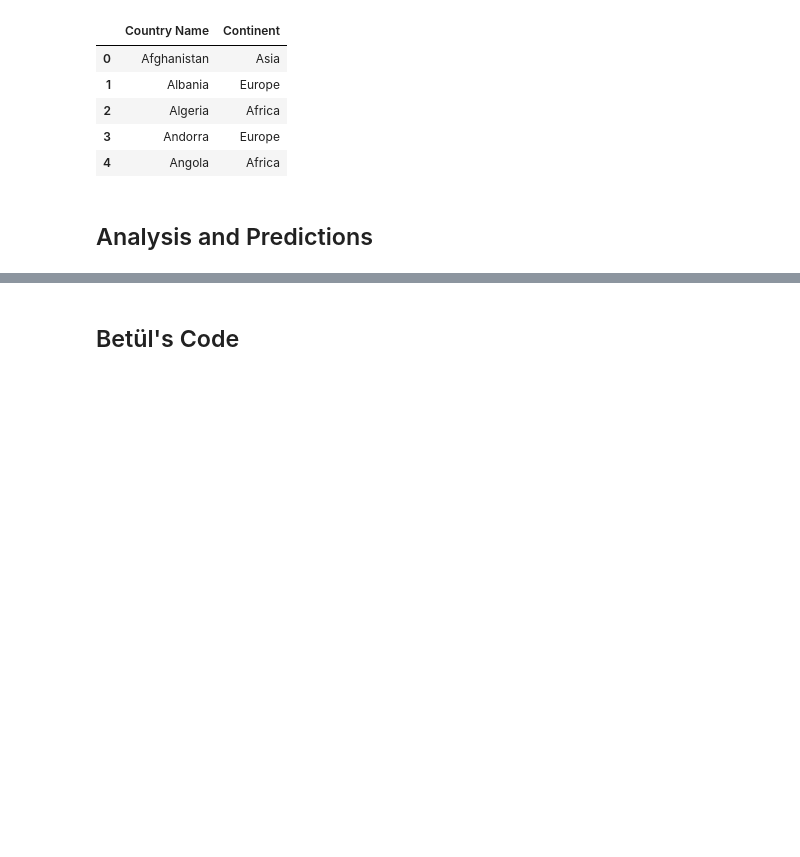
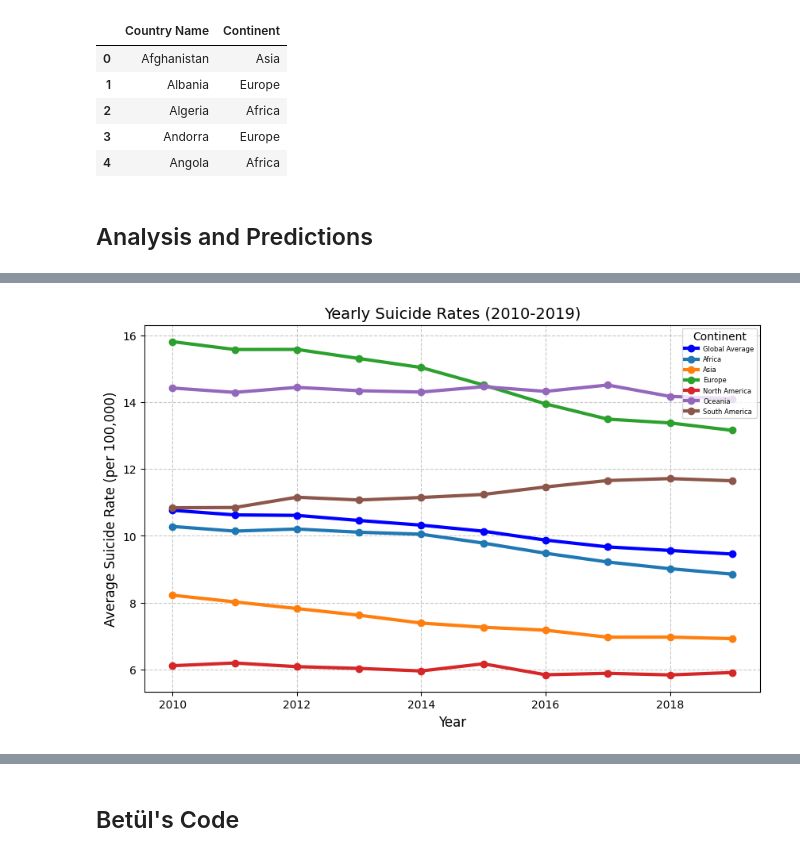
Before and after one commit to CU-F24-MDSSB-01-Concepts-Tools/FinalProject_7, a Jupyter notebook: report.ipynb, the cells around one changed output, grey strips where cells are left out. Cells and saved outputs as stored; diff of their text form; code cells hidden in the pictures; blank space fills up the shorter version.

```diff
--- a/report.ipynb
+++ b/report.ipynb
@@ -433,0 +463,26 @@ data[['Country Name', 'Continent']].head()
+# %%
+# get suicide rates by year and continent
+yearly_continent_suicide_rate = data.groupby(["Time", "Continent"])["Suicide Rate (Total)"].mean().reset_index()
+
+# get suicide rates global
+yearly_suicide_rate = data.groupby("Time")["Suicide Rate (Total)"].mean()
+
+plt.figure(figsize=(10, 6))
+
+# global average
+plt.plot(yearly_suicide_rate.index, yearly_suicide_rate.values, marker="o", label="Global Average", color="blue", linewidth=3)
+
+# continent average
+for continent in yearly_continent_suicide_rate["Continent"].unique():
+    continent_data = yearly_continent_suicide_rate[yearly_continent_suicide_rate["Continent"] == continent]
+    plt.plot(continent_data["Time"], continent_data["Suicide Rate (Total)"], marker="o", label=continent, linewidth=3)
+
+# plot
+plt.title("Yearly Suicide Rates (2010-2019)", fontsize=14)
+plt.xlabel("Year", fontsize=12)
+plt.ylabel("Average Suicide Rate (per 100,000)", fontsize=12)
+plt.legend(title="Continent", fontsize=6)
+plt.grid(axis="both", linestyle="--", alpha=0.7)
+plt.show()
+# %% [output]
+[figure, added]
```
Also changed, not shown: parts of 15 cells of this notebook.
